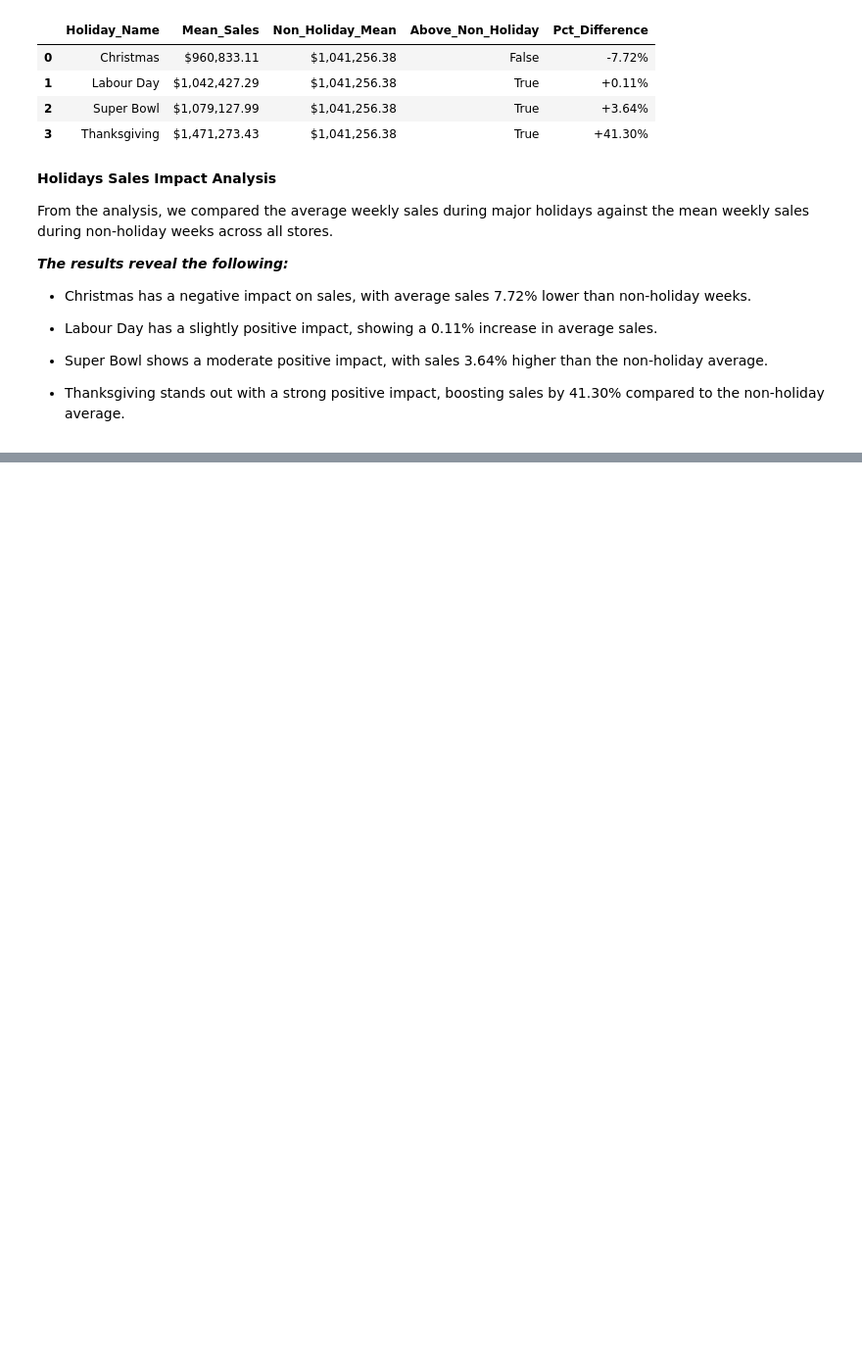
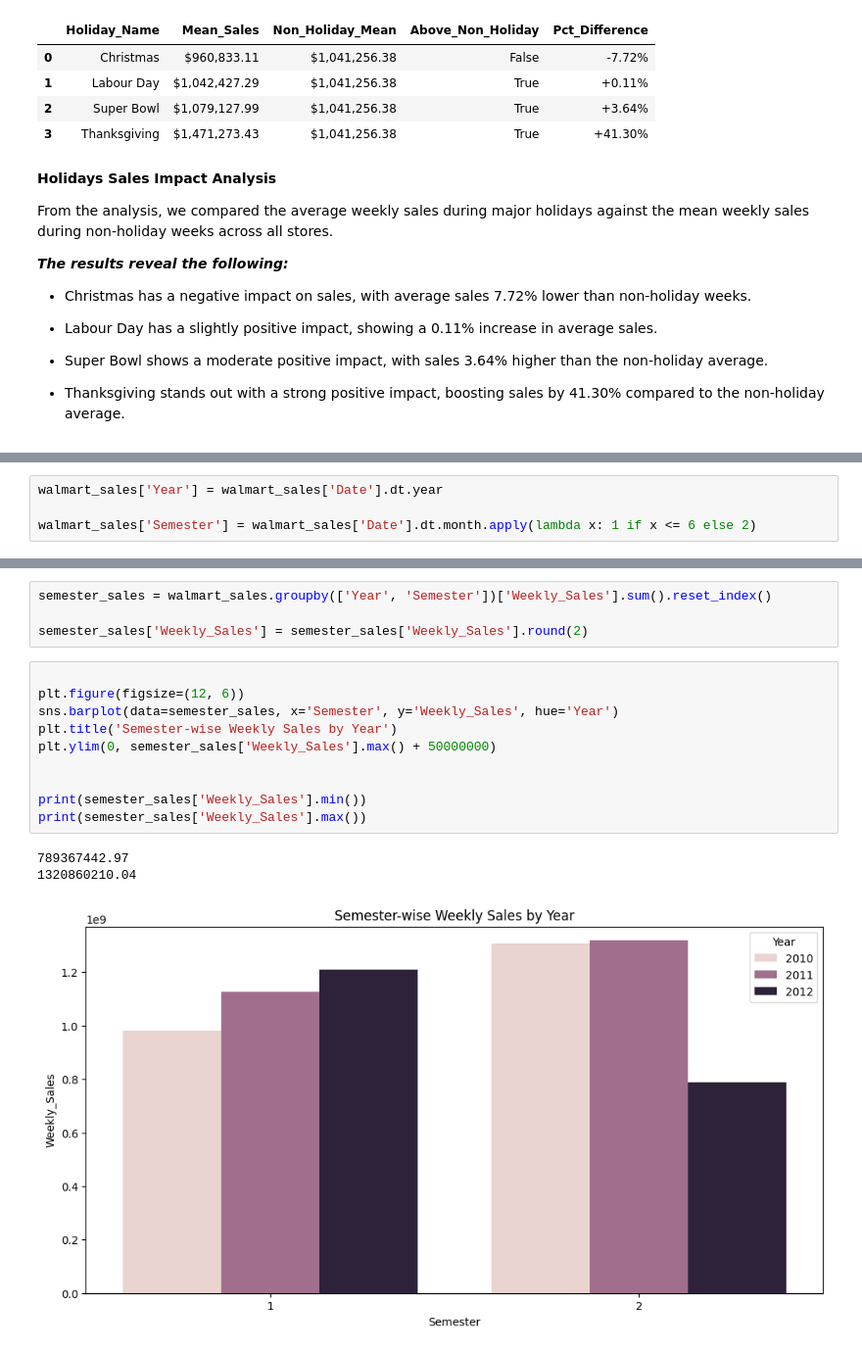
Before and after one commit to NKHUBALALE/Walmart_sales, a Jupyter notebook: Walmart_sales.ipynb, the cells around one changed output, grey strips where cells are left out. Shown: that part at 98% size. Drawn from its saved outputs; the diff is of its cells as text; blank space fills up the shorter version.

Commit message:
quartely and monthly analysis

```diff
--- a/Walmart_sales.ipynb
+++ b/Walmart_sales.ipynb
@@ -265,0 +268,4 @@ From the analysis, we compared the average weekly sales during major holidays ag
+# %%
+walmart_sales['Year'] = walmart_sales['Date'].dt.year
+
+walmart_sales['Semester'] = walmart_sales['Date'].dt.month.apply(lambda x: 1 if x <= 6 else 2)
@@ -265,0 +288,18 @@ From the analysis, we compared the average weekly sales during major holidays ag
+# %%
+semester_sales = walmart_sales.groupby(['Year', 'Semester'])['Weekly_Sales'].sum().reset_index()
+
+semester_sales['Weekly_Sales'] = semester_sales['Weekly_Sales'].round(2)
+# %%
+
+plt.figure(figsize=(12, 6))
+sns.barplot(data=semester_sales, x='Semester', y='Weekly_Sales', hue='Year')
+plt.title('Semester-wise Weekly Sales by Year')
+plt.ylim(0, semester_sales['Weekly_Sales'].max() + 50000000)
+
+
+print(semester_sales['Weekly_Sales'].min())
+print(semester_sales['Weekly_Sales'].max())
+# %% [output]
+789367442.97
+1320860210.04
+[figure, added]
```
Also changed, not shown: parts of 10 cells of this notebook.
